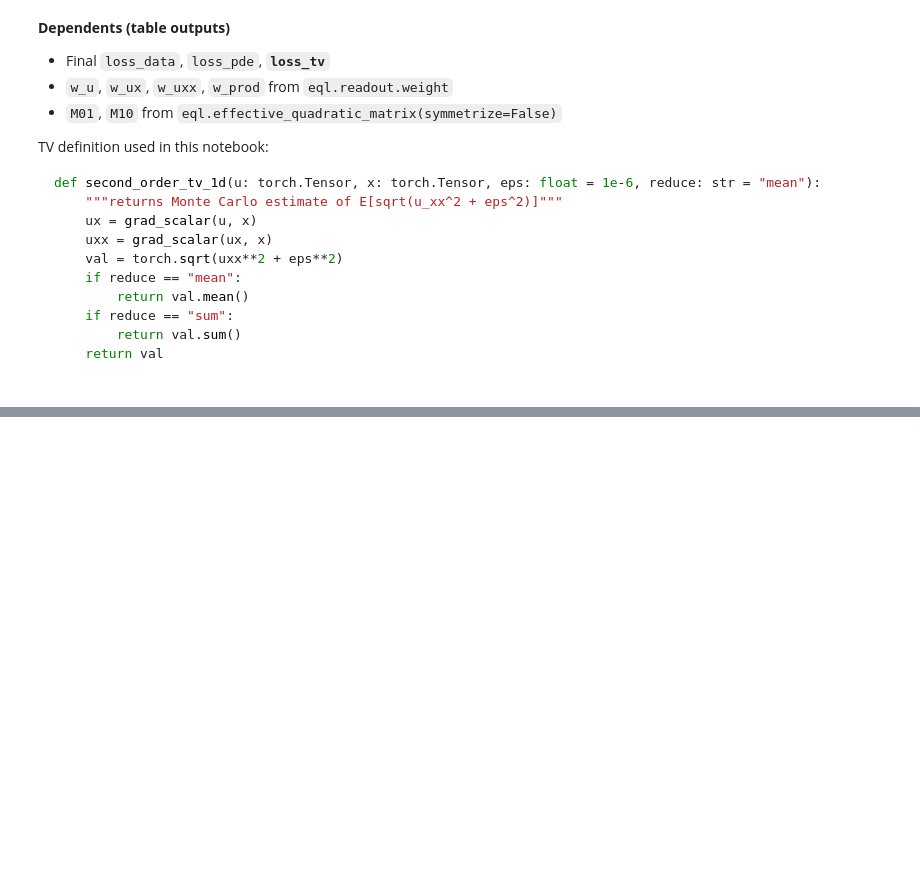
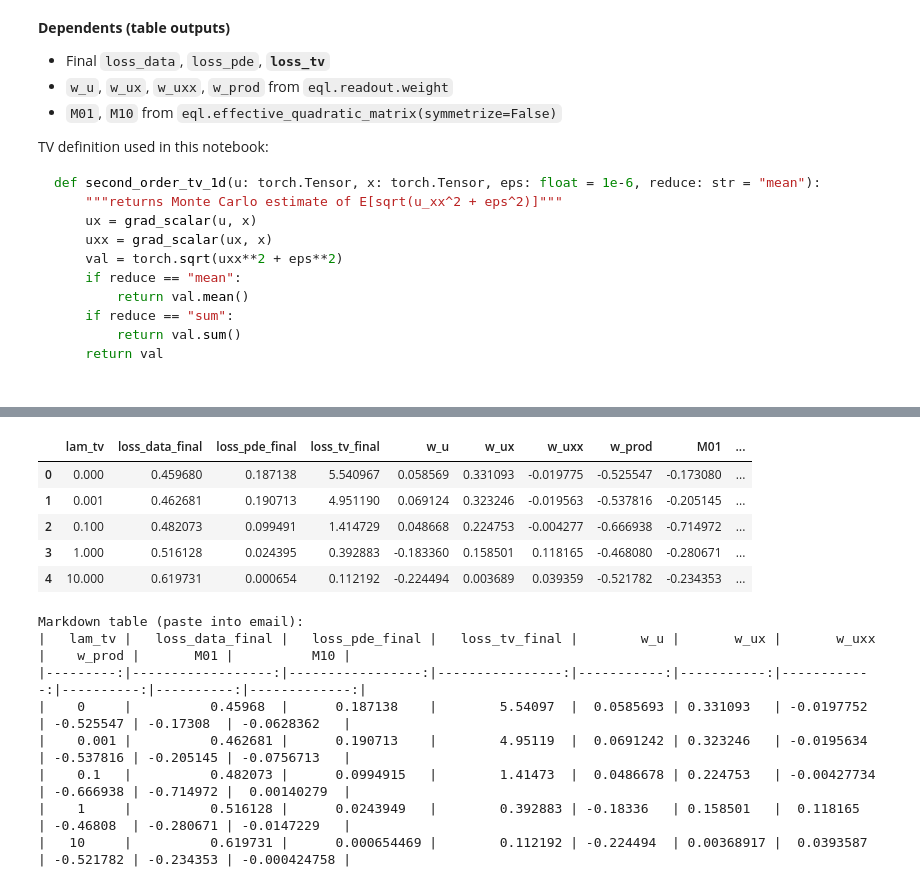
Before and after one commit to ryuFromCaillou/pde_stuff, a Jupyter notebook: notebook/tv_test_second_order.ipynb, the cells around one changed output, grey strips where cells are left out. Drawn from its saved outputs; the diff is of its cells as text; code cells hidden in the pictures; blank space fills up the shorter version.

```diff
--- a/notebook/tv_test_second_order.ipynb
+++ b/notebook/tv_test_second_order.ipynb
@@ -201,28 +232,42 @@ for lam_tv in lam_tv_values:
 # %%
-# Table output
+# Sweep 1 [0, 1e-3, 1e-1, 1, 10]
 
 try:
     import pandas as pd
 except ImportError:
     pd = None
 
 cols = [
     'lam_tv',
     'loss_data_final','loss_pde_final','loss_tv_final',
     'w_u','w_ux','w_uxx','w_prod',
     'M01','M10'
 ]
 
 rows = [{k: r[k] for k in cols} for r in results]
 
 if pd is not None:
     df = pd.DataFrame(rows).sort_values(['lam_tv']).reset_index(drop=True)
     display(df)
-    print('
-Markdown table (paste into email):')
+    print('Markdown table (paste into email):')
     print(df.to_markdown(index=False))
 else:
     print(rows)
+# %% [output]
+|  | lam_tv | loss_data_final | loss_pde_final | loss_tv_final | w_u | w_ux | w_uxx | w_prod | M01 | ... |
+| 0 | 0.000 | 0.459680 | 0.187138 | 5.540967 | 0.058569 | 0.331093 | -0.019775 | -0.525547 | -0.173080 | ... |
+| 1 | 0.001 | 0.462681 | 0.190713 | 4.951190 | 0.069124 | 0.323246 | -0.019563 | -0.537816 | -0.205145 | ... |
+| 2 | 0.100 | 0.482073 | 0.099491 | 1.414729 | 0.048668 | 0.224753 | -0.004277 | -0.666938 | -0.714972 | ... |
+| 3 | 1.000 | 0.516128 | 0.024395 | 0.392883 | -0.183360 | 0.158501 | 0.118165 | -0.468080 | -0.280671 | ... |
+| 4 | 10.000 | 0.619731 | 0.000654 | 0.112192 | -0.224494 | 0.003689 | 0.039359 | -0.521782 | -0.234353 | ... |
+Markdown table (paste into email):
+|   lam_tv |   loss_data_final |   loss_pde_final |   loss_tv_final |        w_u |       w_ux |       w_uxx |    w_prod |       M01 |          M10 |
+|---------:|------------------:|-----------------:|----------------:|-----------:|-----------:|------------:|----------:|----------:|-------------:|
+|    0     |          0.45968  |      0.187138    |        5.54097  |  0.0585693 | 0.331093   | -0.0197752  | -0.525547 | -0.17308  | -0.0628362   |
+|    0.001 |          0.462681 |      0.190713    |        4.95119  |  0.0691242 | 0.323246   | -0.0195634  | -0.537816 | -0.205145 | -0.0756713   |
+|    0.1   |          0.482073 |      0.0994915   |        1.41473  |  0.0486678 | 0.224753   | -0.00427734 | -0.666938 | -0.714972 |  0.00140279  |
+|    1     |          0.516128 |      0.0243949   |        0.392883 | -0.18336   | 0.158501   |  0.118165   | -0.46808  | -0.280671 | -0.0147229   |
+|   10     |          0.619731 |      0.000654469 |        0.112192 | -0.224494  | 0.00368917 |  0.0393587  | -0.521782 | -0.234353 | -0.000424758 |
 # %%
 # Plot loss curves (data, pde, tv) per lam_tv
 
```
Also changed, not shown: parts of 5 cells of this notebook, 43 other files.
